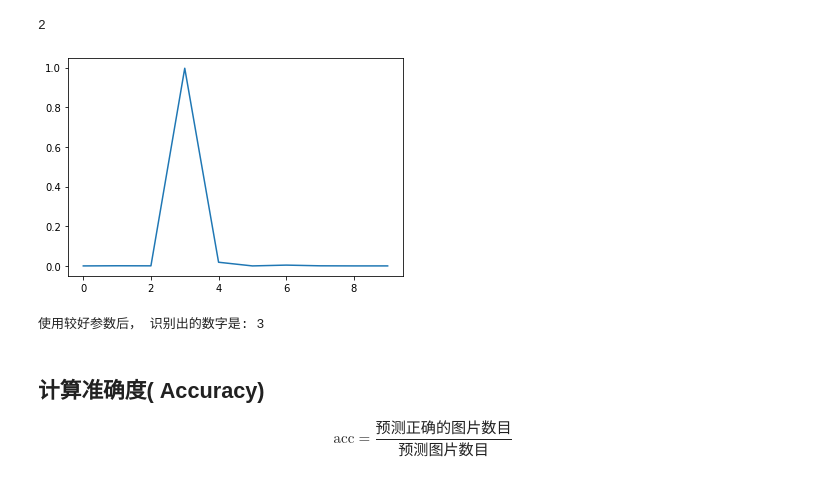
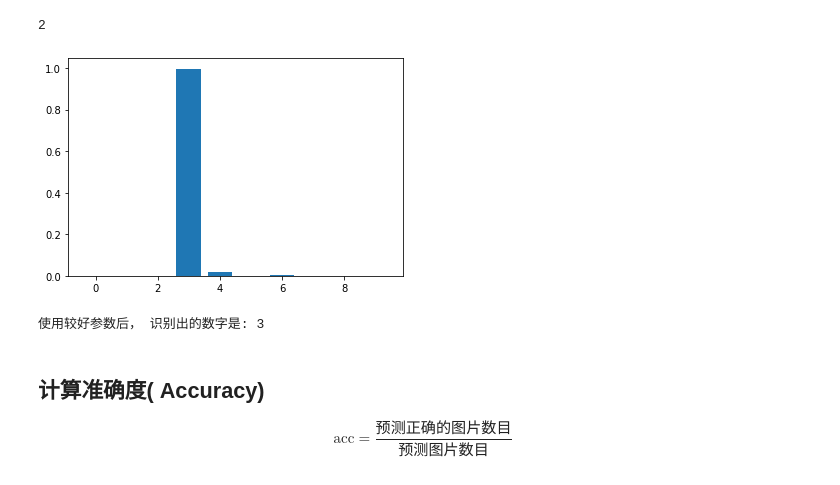
Before and after one commit to way2ml/ML-Course, a Jupyter notebook: src/2.practice.ipynb, the cells around one changed output. Drawn from its saved outputs; the diff is of its cells as text; code cells hidden in the pictures.

```diff
--- a/src/2.practice.ipynb
+++ b/src/2.practice.ipynb
@@ -198,3 +246,0 @@ array([[4],
-# %%
-w = np.array([[1, 2, 1], [2, 2, 2], [1,1,3]])
-a = np.array([1,1,1])
@@ -205,3 +247 @@ array([4, 6, 5])
-# %%
-b = np.array([1,1,2])
 # %%
@@ -244,12 +282,13 @@ class network:
         self.weights = weights
         self.biases = biases
 
-    def out(self, a):
+    # 前向传播
+    def feedforward(self, a):
         for w, b in zip(self.weights, self.biases):
-            a = self.activation_f(np.dot(w, a) + b)
+            a = self.sigmoid(np.dot(w, a) + b)
         return a
 
-    def activation_f(self, z):
+    def sigmoid(self, z):
         return 1.0/(1.0+np.exp(-z))
 # %% [markdown]
 ### 验证是否写正确了
@@ -347,7 +387,7 @@ class network:
         self.weights = [np.random.normal(size=(self.sizes[i], self.sizes[i-1])) for i in range(1, self.num_layers)]
         self.biases = [np.random.normal(size=self.sizes[i]) for i in range(1, self.num_layers)]
 
-    def out(self, a):
+    def feedforward(self, a):
         for w, b in zip(self.weights, self.biases):
             a = self.activation_f(np.dot(w, a) + b)
         return a
@@ -529,12 +570,12 @@ len(net.biases)
 net.weights = good_weights
 net.biases = good_biases
 # %%
-out = net.out(x)
-plt.plot(out)
+out = net.feedforward(x)
+plt.bar(np.arange(10),  out)
 plt.show()
 print('使用较好参数后， 识别出的数字是: {}'.format(np.argmax(out)))
 # %% [output]
-[figure, old version]
+[figure, new version]
 使用较好参数后， 识别出的数字是: 3
 # %% [markdown]
 ## 计算准确度( Accuracy)
```
Also changed, not shown: parts of 84 cells of this notebook, 5 other files.
